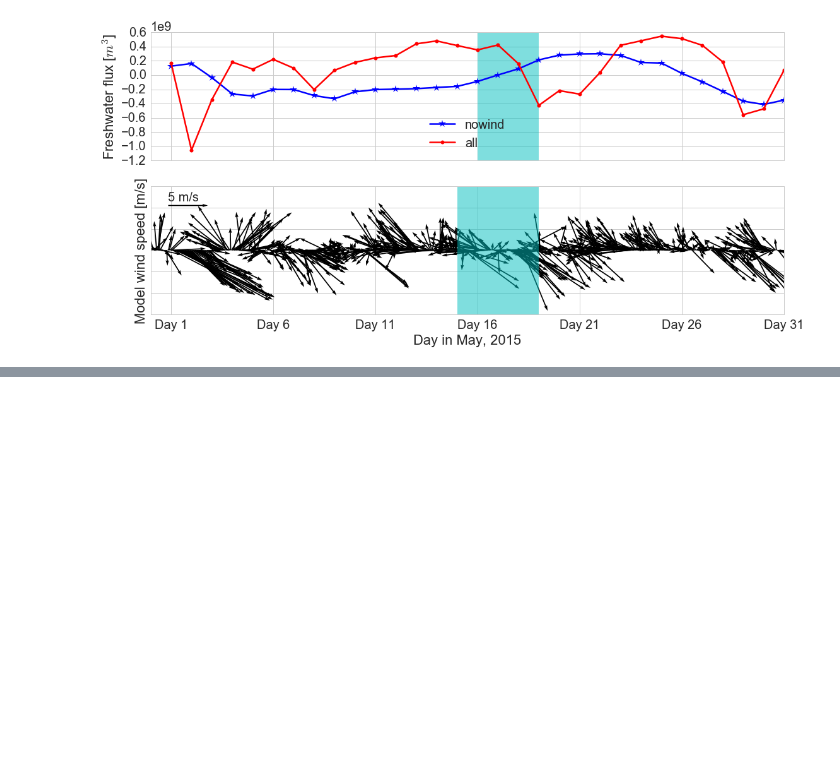
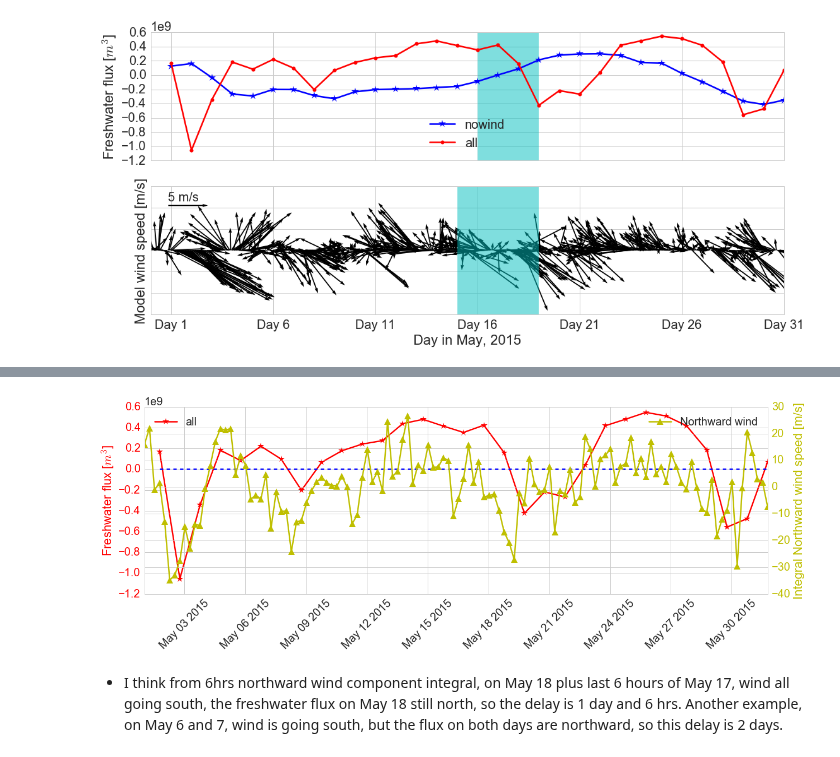
Before and after one commit to SalishSeaCast/analysis-jie, a Jupyter notebook: jie/surface_current/CheckTransportByWind.ipynb, the cells around one changed output, grey strips where cells are left out. Drawn from its saved outputs; the diff is of its cells as text; code cells hidden in the pictures; blank space fills up the shorter version.

```diff
--- a/jie/surface_current/CheckTransportByWind.ipynb
+++ b/jie/surface_current/CheckTransportByWind.ipynb
@@ -222,3 +239,6 @@ inte_weak_May = transportDaily_series(S,U,V,ssh,lon,lat,depT,10,'1',tst,ten,path
+# %%
+## 6hrs integral
+v_inte_6hrs = Integral_V(6,v_may)
 # %% [markdown]
 # Plot
 # %%
@@ -257,0 +332,25 @@ plt.show()
+# %%
+t1 = [datetime.datetime(2015,5,d,18,30) for d in np.arange(1,32,1)]
+t2 = [datetime.datetime(2015,5,d,h,30) for d in np.arange(1,32,1) for h in np.arange(0,24,6)]
+# %%
+## 6hrs integral of northward wind
+fig,ax = plt.subplots(1,1,figsize = (20,6))
+ax.plot(t1,inte_weak_May['May2015combineall'],'r*-',markersize = 12,label ='all')
+ax.legend(loc = 2)
+ax.plot([t1[0],t1[-1]],[0,0],'b--')
+ax.set_ylabel('Freshwater flux [$m^3$]',color = 'r')
+for tl in ax.get_yticklabels():
+    tl.set_color('r')
+plt.xticks(rotation=45)
+
+ax2 = ax.twinx()
+ax2.plot(t2,v_inte_6hrs,'y^-',markersize = 12,label = 'Northward wind')
+ax2.legend(loc = 1)
+ax2.set_ylabel('Integral Northward wind speed [m/s]',color = 'y')
+for tl in ax2.get_yticklabels():
+    tl.set_color('y')
+plt.show()
+# %% [output]
+[figure, added]
+# %% [markdown]
+* I think from 6hrs northward wind component integral, on May 18 plus last 6 hours of May 17, wind all going south, the freshwater flux on May 18 still north, so the delay is 1 day and 6 hrs. Another example, on May 6 and 7, wind is going south, but the flux on both days are northward, so this delay is 2 days.
```
Also changed, not shown: parts of 11 cells of this notebook.
